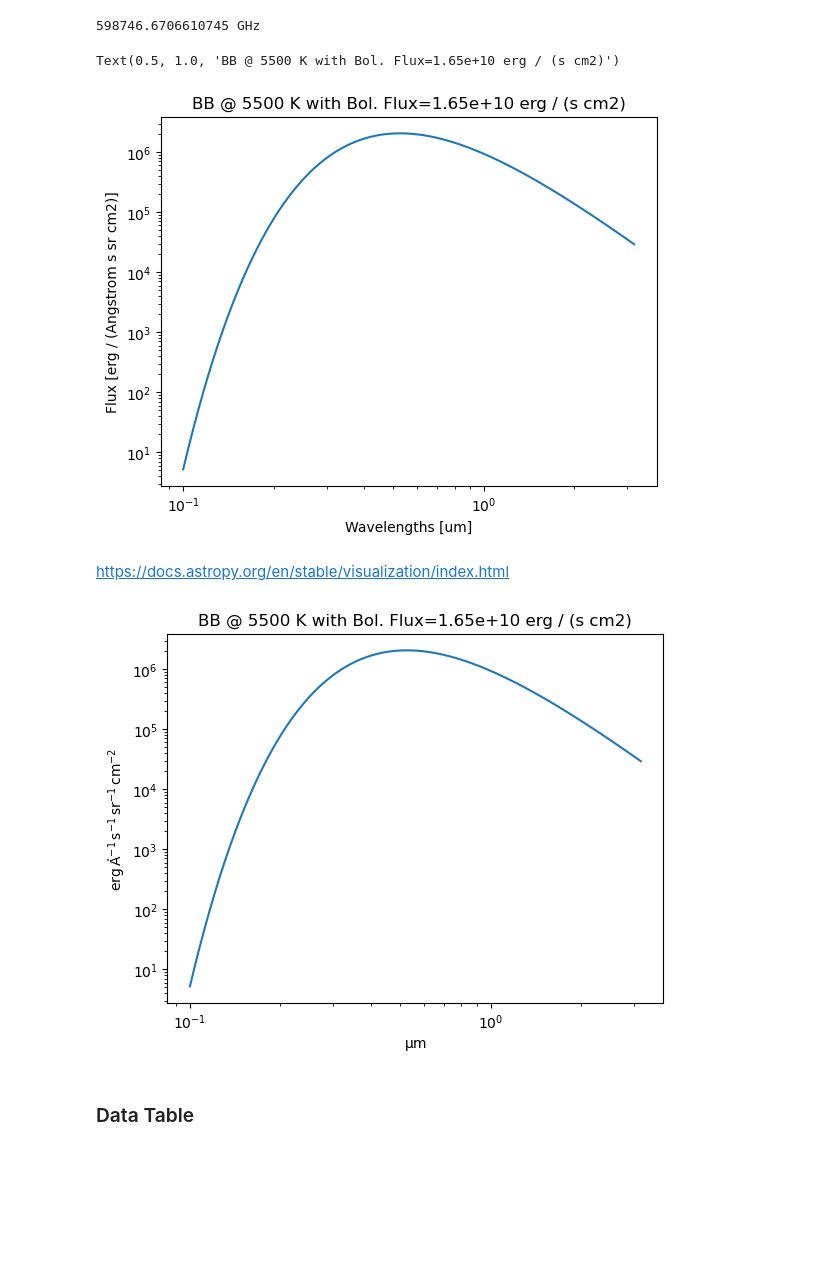
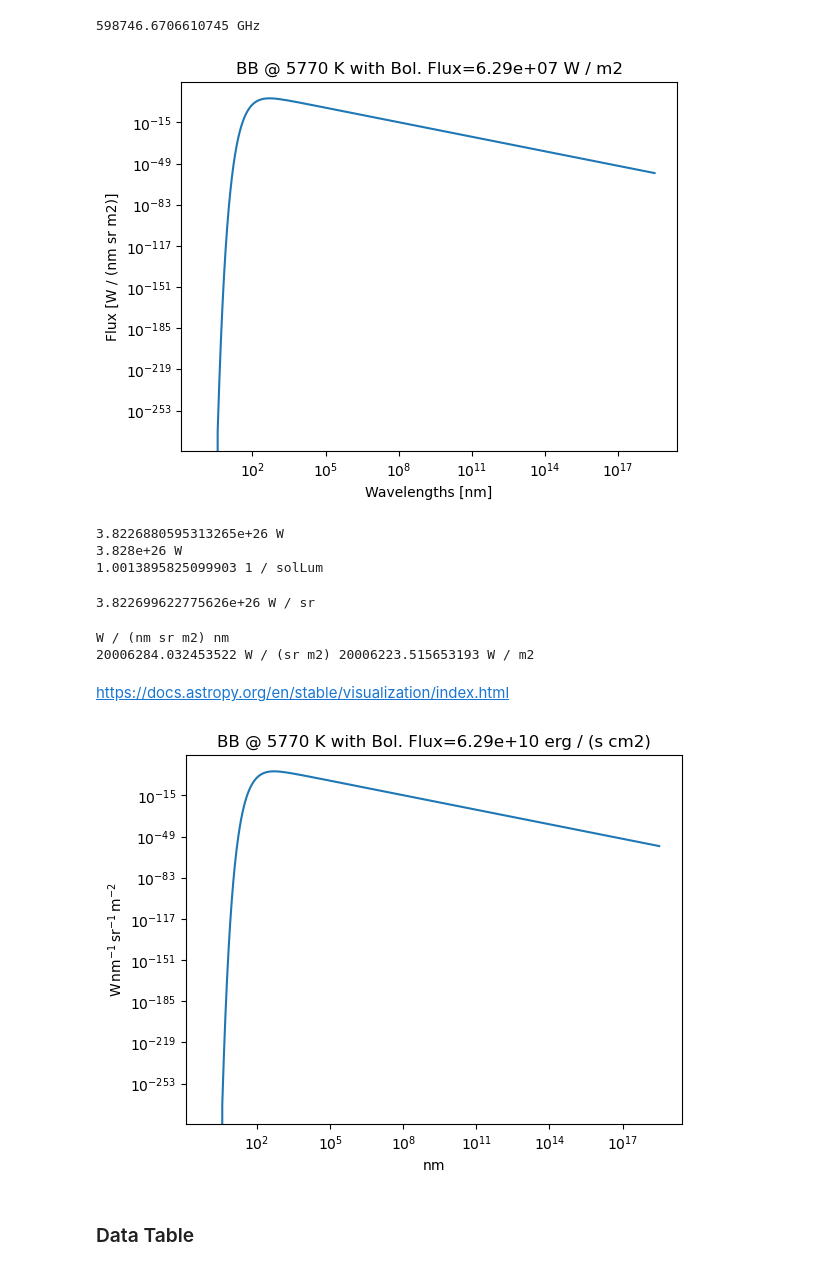
Before and after one commit to Morisset/Python-lectures-Notebooks, a Jupyter notebook: Lecture_Notebooks/Using_astropy.ipynb, the cells around one changed output. Drawn from its saved outputs; the diff is of its cells as text; code cells hidden in the pictures; blank space fills up the shorter version.

```diff
--- a/Lecture_Notebooks/Using_astropy.ipynb
+++ b/Lecture_Notebooks/Using_astropy.ipynb
@@ -162,22 +166,40 @@ from astropy.modeling.models import BlackBody
 
 # wavelengths and spectrum are 1D arrays
 # wavelengths between 1000 and ~ 30000 A
-temp = 5500 * u.K
-wavelengths = np.logspace(3, 4.5, num=1000) * u.AA
-wavelengths = wavelengths.to(u.um)
-bb_lam = BlackBody(temp, scale=1.0 * u.erg / (u.cm ** 2 * u.AA * u.s * u.sr))
+temp = 5770 * u.K
+wavelengths = np.logspace(1, 19.5, num=10000) * u.AA
+wavelengths = wavelengths.to(u.nm)
+bb_lam = BlackBody(temp, scale=np.pi*u.watt / (u.m ** 2 * u.nm * u.sr))
 spectrum = bb_lam(wavelengths)
 # %%
 f, ax = plt.subplots()
 ax.plot(wavelengths, spectrum)
 ax.set_xscale('log')
 ax.set_yscale('log')
 ax.set_xlabel(f'Wavelengths [{wavelengths.unit}]')
 ax.set_ylabel(f'Flux [{spectrum.unit}]')
-ax.set_title(fr'BB @ {temp:.0f} with Bol. Flux={bb_lam.bolometric_flux:.2e}')
+ax.set_title(fr'BB @ {temp:.0f} with Bol. Flux={bb_lam.bolometric_flux.to(u.watt/u.m**2):.2e}');
 # %% [output]
-Text(0.5, 1.0, 'BB @ 5500 K with Bol. Flux=1.65e+10 erg / (s cm2)')
-[figure, old version]
+[figure, new version]
+# %%
+print((bb_lam.bolometric_flux * const.R_sun**2 * 4 * np.pi).to(u.watt))
+print(const.L_sun.to(u.watt))
+print(1/(bb_lam.bolometric_flux * const.R_sun**2 * 4 * np.pi).to(u.L_sun))
+# %% [output]
+3.8226880595313265e+26 W
+3.828e+26 W
+1.0013895825099903 1 / solLum
+# %%
+from scipy.integrate import trapezoid, cumulative_trapezoid, simpson
+print(trapezoid(spectrum, x=wavelengths) * 4 * np.pi * const.R_sun**2)
+# %% [output]
+3.822699622775626e+26 W / sr
+# %%
+print(spectrum.unit, wavelengths.unit)
+print(trapezoid(spectrum, x=wavelengths).to(u.watt/u.m**2/u.sr), bb_lam.bolometric_flux.to(u.watt/u.m**2))
+# %% [output]
+W / (nm sr m2) nm
+20006284.032453522 W / (sr m2) 20006223.515653193 W / m2
 # %% [markdown]
 https://docs.astropy.org/en/stable/visualization/index.html
 # %%
@@ -189,7 +211,7 @@ with visualization.quantity_support():
     ax.set_yscale('log')
     ax.set_title(fr'BB @ {temp:.0f} with Bol. Flux={bb_lam.bolometric_flux:.2e}')
 # %% [output]
-[figure, old version]
+[figure, new version]
 # %% [markdown]
 ### Data Table
 # %% [markdown]
```
Also changed, not shown: parts of 21 cells of this notebook, 2 other files.
